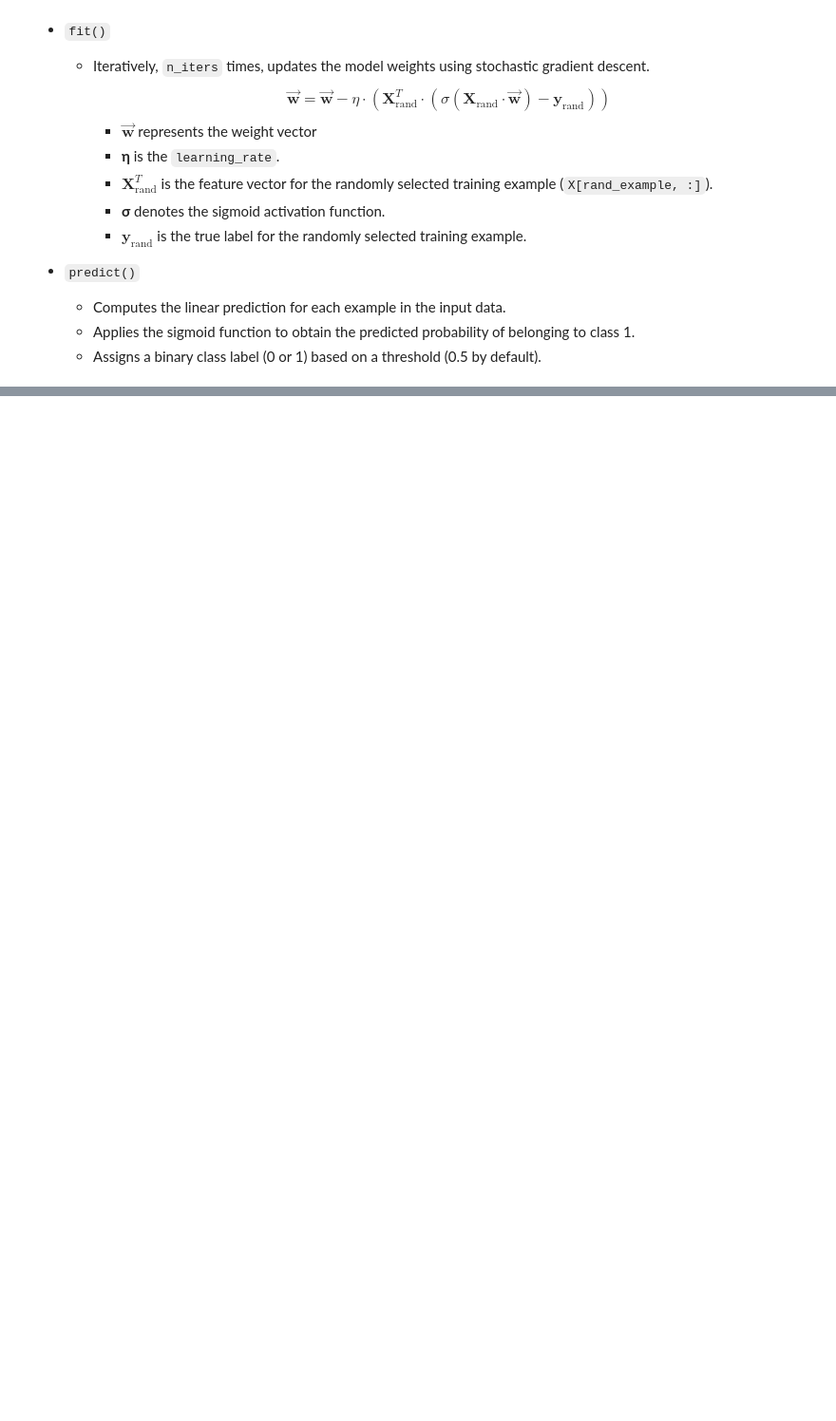
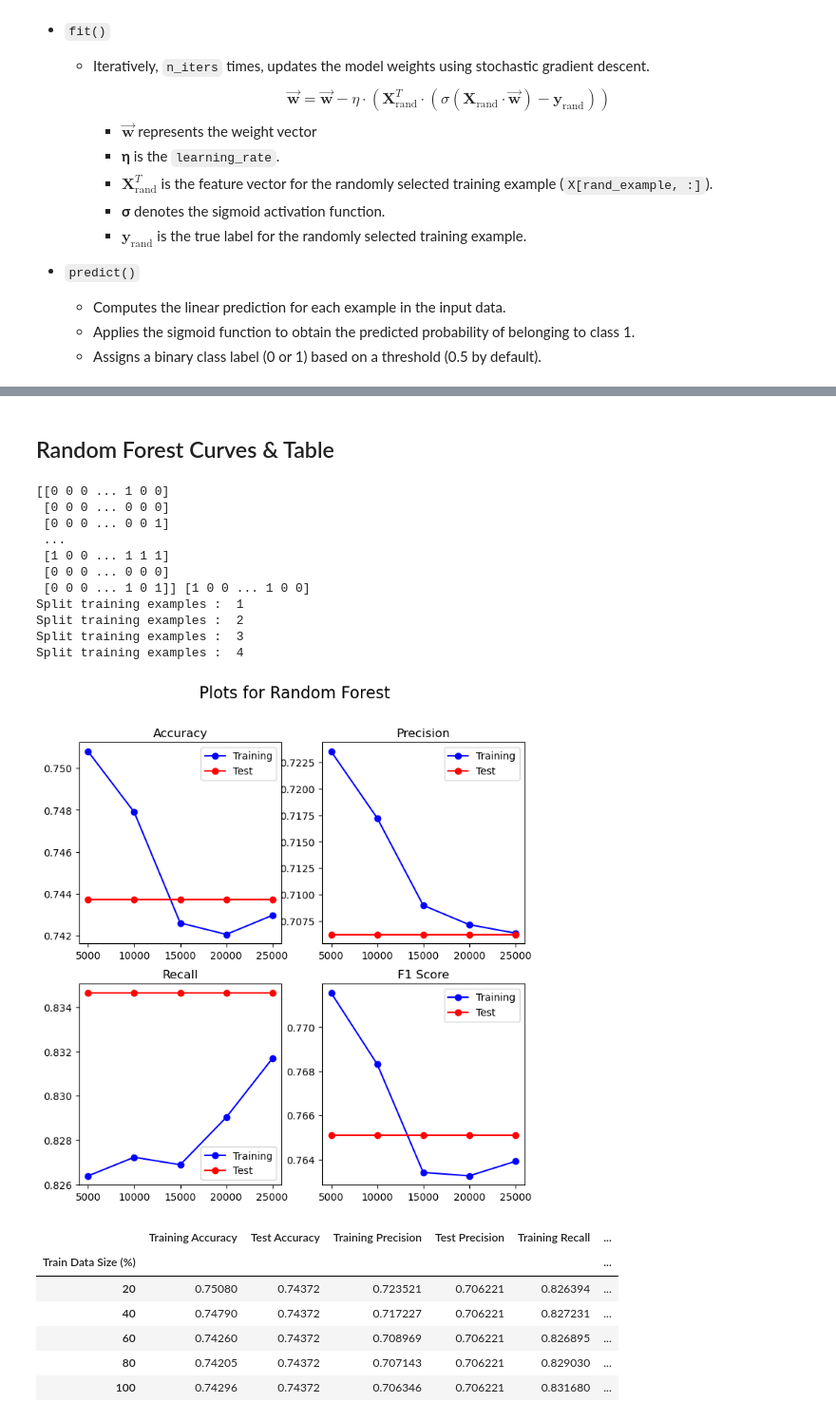
Before and after one commit to OSpyropoulos/IMDb-reviews-classification, a Jupyter notebook: IMDB-reviews-classification.ipynb, the cells around one changed output, grey strips where cells are left out. Shown at 95% size. Saved outputs shown, nothing was run; the diff lists cells and outputs as text; code cells hidden in the pictures; blank space fills up the shorter version.

```diff
--- a/IMDB-reviews-classification.ipynb
+++ b/IMDB-reviews-classification.ipynb
@@ -268,0 +730,6 @@ x_test_binary = np.array(x_test_binary)
+# %%
+rf = Random_Forest(400,8)
+trained_forest = rf.fit(x_train_binary, y_train_list)
+y = rf.predict(x_test_binary)
+
+print(classification_report(y_test, y))
@@ -345,0 +999,25 @@ print(acc)
+# %% [markdown]
+## Random Forest Curves & Table
+# %%
+data = custom_curve(rf, x_train_binary, y_train, x_test_binary, y_test, 5, "Random Forest")
+create_a_table(data)
+# %% [output]
+[[0 0 0 ... 1 0 0]
+ [0 0 0 ... 0 0 0]
+ [0 0 0 ... 0 0 1]
+ ...
+ [1 0 0 ... 1 1 1]
+ [0 0 0 ... 0 0 0]
+ [0 0 0 ... 1 0 1]] [1 0 0 ... 1 0 0]
+Split training examples :  1
+Split training examples :  2
+Split training examples :  3
+Split training examples :  4
+[figure, added]
+|  | Training Accuracy | Test Accuracy | Training Precision | Test Precision | Training Recall | ... |
+| Train Data Size (%) |  |  |  |  |  | ... |
+| 20 | 0.75080 | 0.74372 | 0.723521 | 0.706221 | 0.826394 | ... |
+| 40 | 0.74790 | 0.74372 | 0.717227 | 0.706221 | 0.827231 | ... |
+| 60 | 0.74260 | 0.74372 | 0.708969 | 0.706221 | 0.826895 | ... |
+| 80 | 0.74205 | 0.74372 | 0.707143 | 0.706221 | 0.829030 | ... |
+| 100 | 0.74296 | 0.74372 | 0.706346 | 0.706221 | 0.831680 | ... |
```
Also changed, not shown: parts of 66 cells of this notebook, 1 other file.
